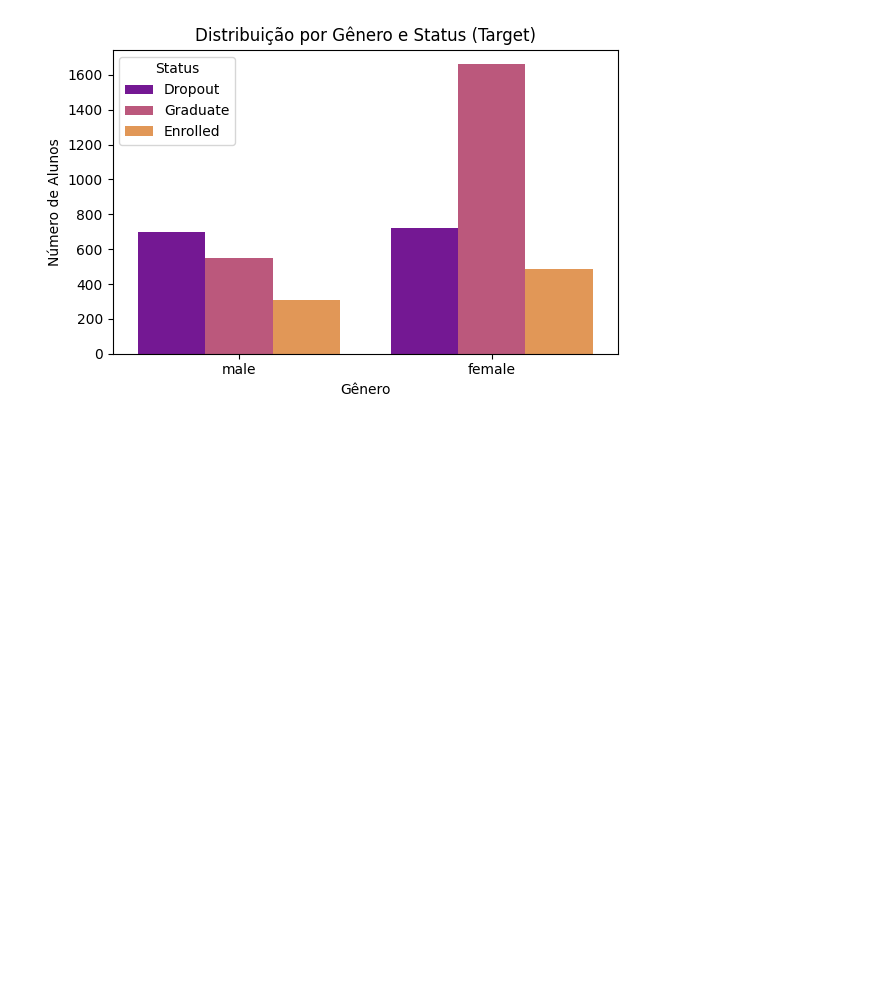
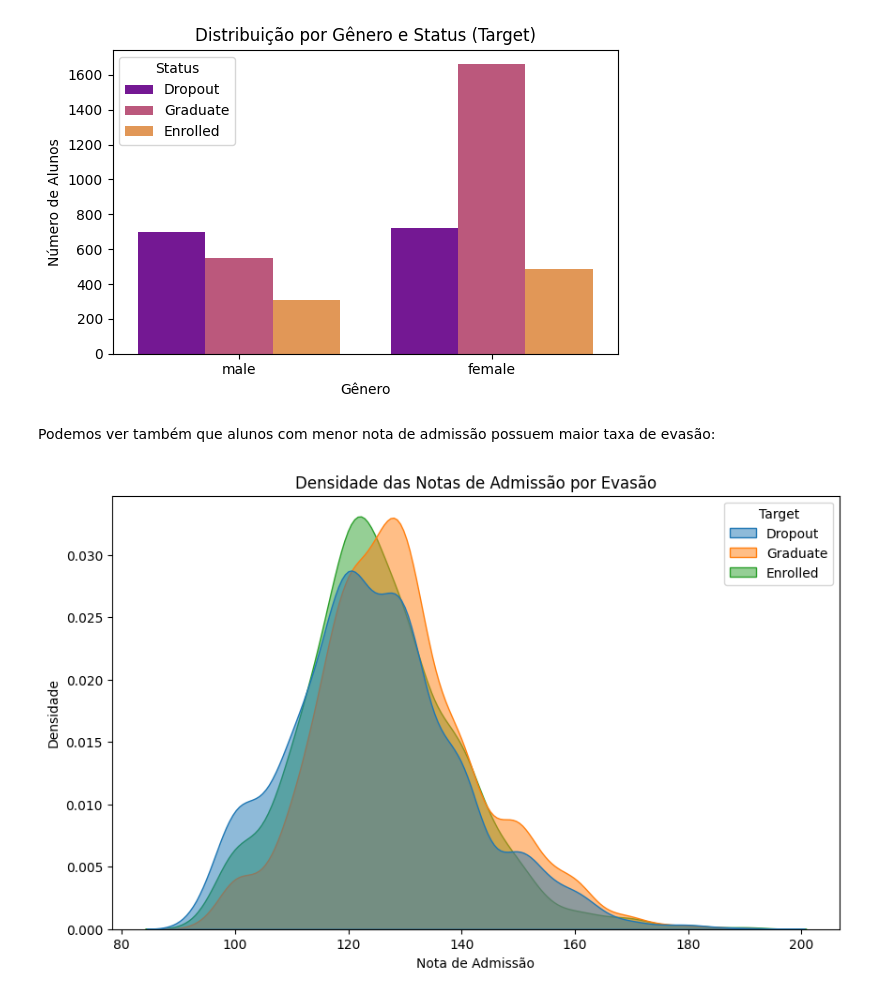
Before and after one commit to schwaad/Student-Dropout-Analysis, a Jupyter notebook: Analise_dos_dados.ipynb, the cells around one changed output. Cells and saved outputs as stored; diff of their text form; code cells hidden in the pictures; blank space fills up the shorter version.

Commit message:
Feita a análise em relação as notas de admissão, idade do aluno quando matriculado, e se o aluno é internacional ou não

```diff
--- a/Analise_dos_dados.ipynb
+++ b/Analise_dos_dados.ipynb
@@ -84,3 +88,17 @@ plt.tight_layout()
 plt.show()
 # %% [output]
 [figure]
+# %% [markdown]
+Podemos ver também que alunos com menor nota de admissão possuem maior taxa de evasão:
+# %%
+plt.figure(figsize=(10,6))
+
+sns.kdeplot(data=dataQ, x='Admission grade', hue='Target', fill=True, common_norm=False, alpha=0.5)
+
+plt.xlabel('Nota de Admissão')
+plt.ylabel('Densidade')
+plt.title('Densidade das Notas de Admissão por Evasão')
+
+plt.show()
+# %% [output]
+[figure, added]
```
Also changed, not shown: parts of 9 cells of this notebook.
